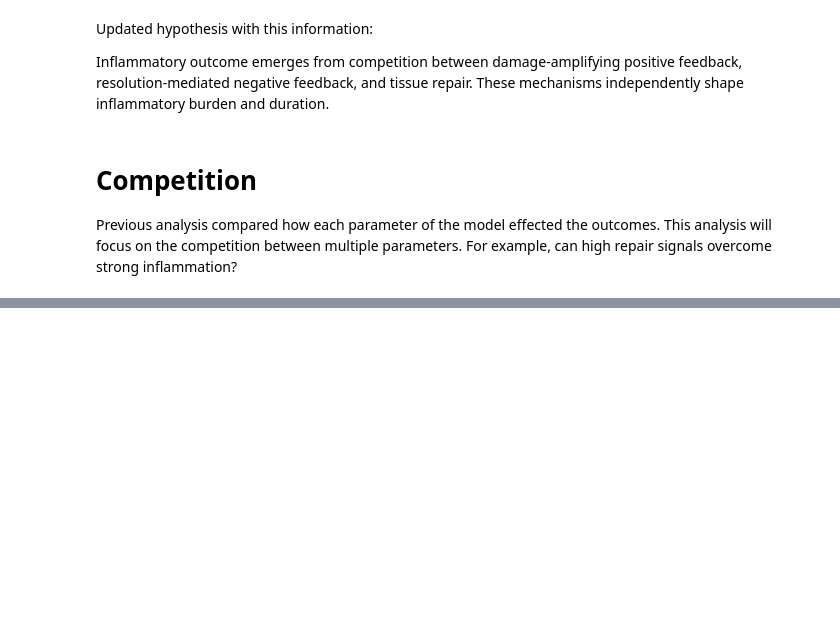
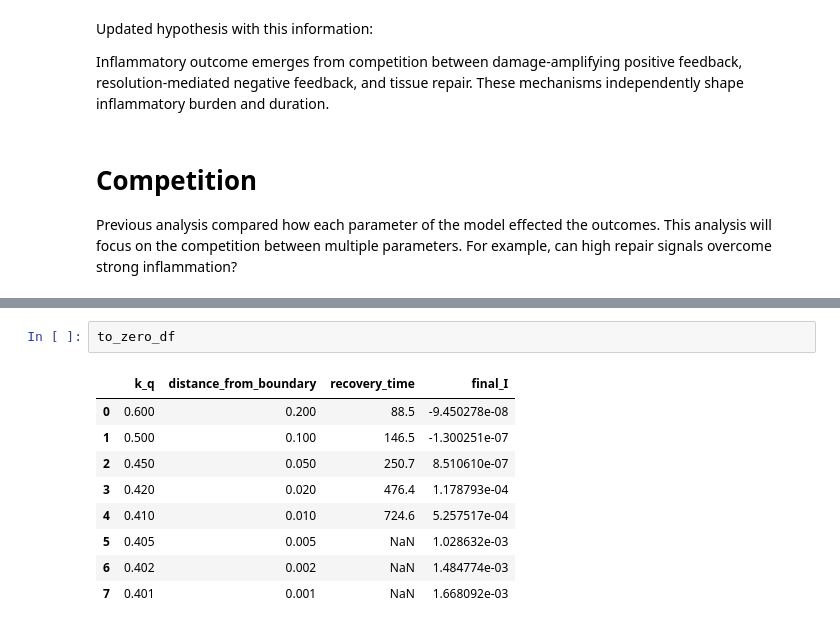
Before and after one commit to taimcnugget/inflammation_model, a Jupyter notebook: notebooks/inflammation_model.ipynb, the cells around one changed output, grey strips where cells are left out. Saved outputs shown, nothing was run; the diff lists cells and outputs as text; blank space fills up the shorter version.

```diff
--- a/notebooks/inflammation_model.ipynb
+++ b/notebooks/inflammation_model.ipynb
@@ -577,0 +707,12 @@ plt.show()
+# %%
+to_zero_df
+# %% [output]
+|  | k_q | distance_from_boundary | recovery_time | final_I |
+| 0 | 0.600 | 0.200 | 88.5 | -9.450278e-08 |
+| 1 | 0.500 | 0.100 | 146.5 | -1.300251e-07 |
+| 2 | 0.450 | 0.050 | 250.7 | 8.510610e-07 |
+| 3 | 0.420 | 0.020 | 476.4 | 1.178793e-04 |
+| 4 | 0.410 | 0.010 | 724.6 | 5.257517e-04 |
+| 5 | 0.405 | 0.005 | NaN | 1.028632e-03 |
+| 6 | 0.402 | 0.002 | NaN | 1.484774e-03 |
+| 7 | 0.401 | 0.001 | NaN | 1.668092e-03 |
```
Also changed, not shown: parts of 17 cells of this notebook.
